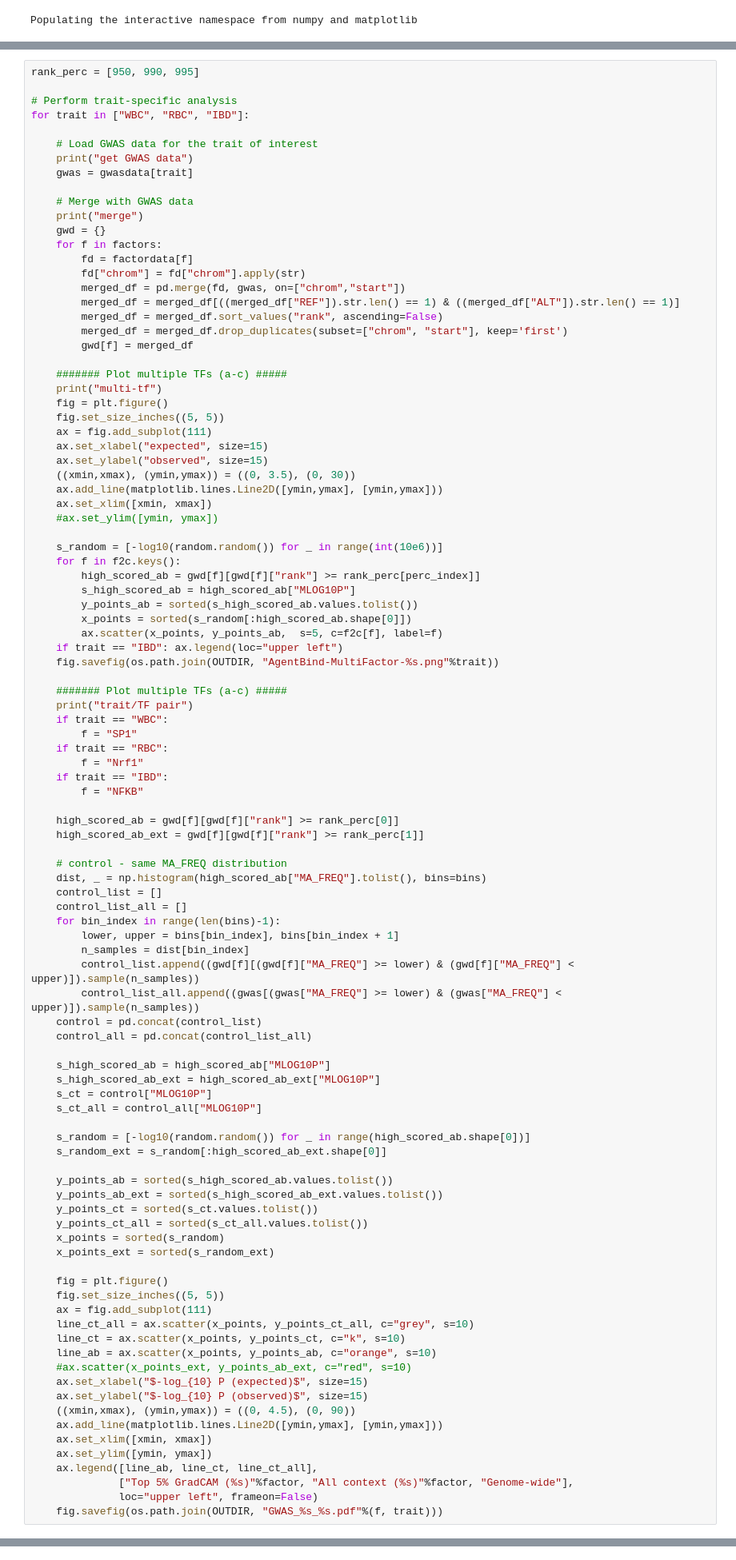
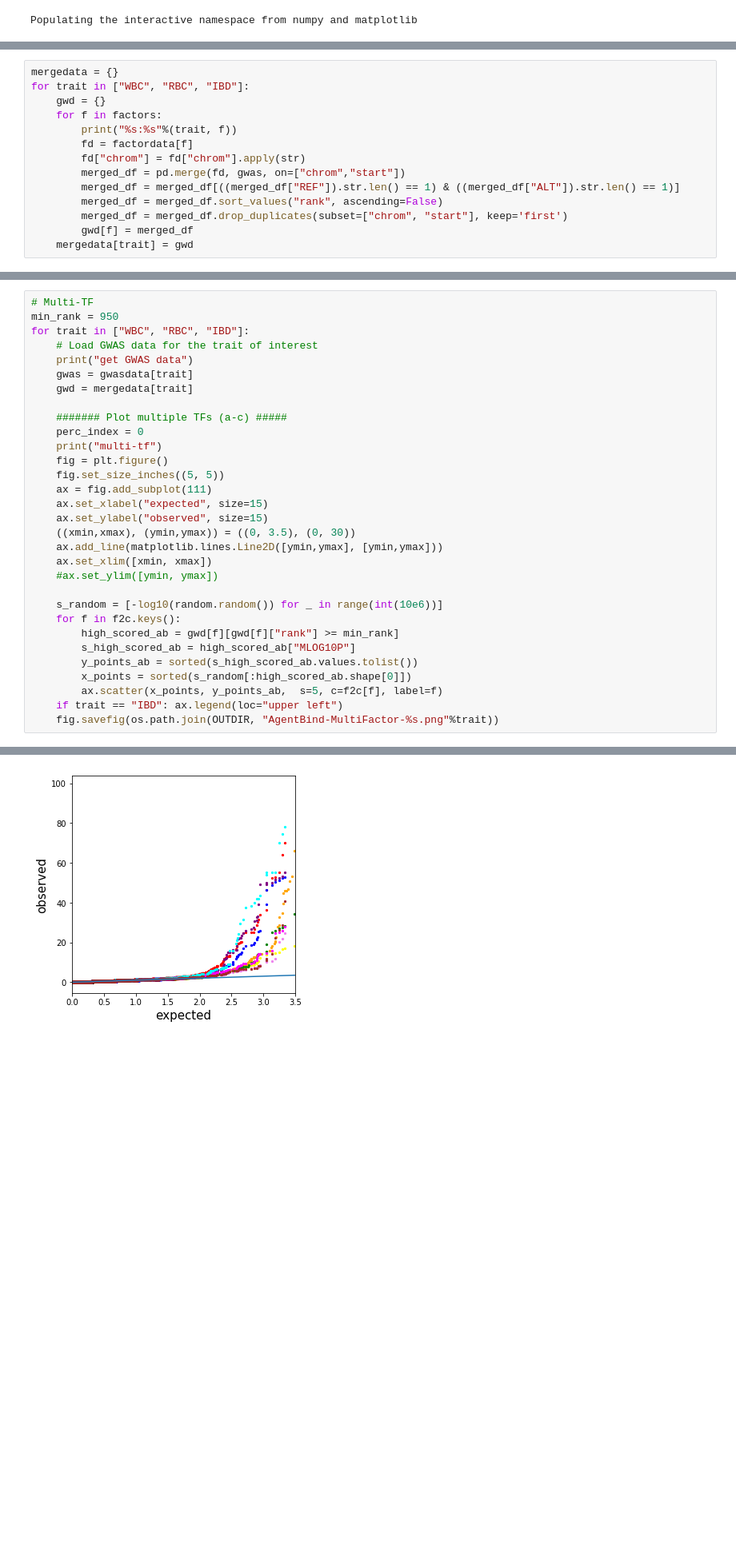
Before and after one commit to gymreklab/agent-bind-analyses, a Jupyter notebook: Figures-publish/AgentBind-ED-Figure6-Publish.ipynb, the cells around one changed output, grey strips where cells are left out. Shown: that part at 80% size. Drawn from its saved outputs; the diff is of its cells as text; blank space fills up the shorter version.

```diff
--- a/Figures-publish/AgentBind-ED-Figure6-Publish.ipynb
+++ b/Figures-publish/AgentBind-ED-Figure6-Publish.ipynb
@@ -82,3 +82,17 @@ for trait in ["WBC", "RBC", "IBD"]:
 WBC
 RBC
 IBD
+# %%
+mergedata = {}
+for trait in ["WBC", "RBC", "IBD"]:
+    gwd = {}
+    for f in factors:
+        print("%s:%s"%(trait, f))
+        fd = factordata[f]
+        fd["chrom"] = fd["chrom"].apply(str)
+        merged_df = pd.merge(fd, gwas, on=["chrom","start"])
+        merged_df = merged_df[((merged_df["REF"]).str.len() == 1) & ((merged_df["ALT"]).str.len() == 1)]
+        merged_df = merged_df.sort_values("rank", ascending=False)
+        merged_df = merged_df.drop_duplicates(subset=["chrom", "start"], keep='first')
+        gwd[f] = merged_df
+    mergedata[trait] = gwd
@@ -85,26 +117,14 @@ IBD
 # %%
-rank_perc = [950, 990, 995]
-
-# Perform trait-specific analysis
+# Multi-TF
+min_rank = 950
 for trait in ["WBC", "RBC", "IBD"]:
-
     # Load GWAS data for the trait of interest
     print("get GWAS data")
     gwas = gwasdata[trait]
-
-    # Merge with GWAS data
-    print("merge")
-    gwd = {}
-    for f in factors:
-        fd = factordata[f]
-        fd["chrom"] = fd["chrom"].apply(str)
-        merged_df = pd.merge(fd, gwas, on=["chrom","start"])
-        merged_df = merged_df[((merged_df["REF"]).str.len() == 1) & ((merged_df["ALT"]).str.len() == 1)]
-        merged_df = merged_df.sort_values("rank", ascending=False)
-        merged_df = merged_df.drop_duplicates(subset=["chrom", "start"], keep='first')
-        gwd[f] = merged_df
+    gwd = mergedata[trait]
 
     ####### Plot multiple TFs (a-c) #####
+    perc_index = 0
     print("multi-tf")
     fig = plt.figure()
     fig.set_size_inches((5, 5))
@@ -118,69 +138,12 @@ for trait in ["WBC", "RBC", "IBD"]:
 
     s_random = [-log10(random.random()) for _ in range(int(10e6))]
     for f in f2c.keys():
-        high_scored_ab = gwd[f][gwd[f]["rank"] >= rank_perc[perc_index]]
+        high_scored_ab = gwd[f][gwd[f]["rank"] >= min_rank]
         s_high_scored_ab = high_scored_ab["MLOG10P"]
         y_points_ab = sorted(s_high_scored_ab.values.tolist())
         x_points = sorted(s_random[:high_scored_ab.shape[0]])
         ax.scatter(x_points, y_points_ab,  s=5, c=f2c[f], label=f)
     if trait == "IBD": ax.legend(loc="upper left")
     fig.savefig(os.path.join(OUTDIR, "AgentBind-MultiFactor-%s.png"%trait))
-
-    ####### Plot multiple TFs (a-c) #####
-    print("trait/TF pair")
-    if trait == "WBC":
-        f = "SP1"
-    if trait == "RBC":
-        f = "Nrf1"
-    if trait == "IBD":
-        f = "NFKB"
-
-    high_scored_ab = gwd[f][gwd[f]["rank"] >= rank_perc[0]]
-    high_scored_ab_ext = gwd[f][gwd[f]["rank"] >= rank_perc[1]]
-
-    # control - same MA_FREQ distribution
-    dist, _ = np.histogram(high_scored_ab["MA_FREQ"].tolist(), bins=bins)
-    control_list = []
-    control_list_all = []
-    for bin_index in range(len(bins)-1):
-        lower, upper = bins[bin_index], bins[bin_index + 1]
-        n_samples = dist[bin_index]
-        control_list.append((gwd[f][(gwd[f]["MA_FREQ"] >= lower) & (gwd[f]["MA_FREQ"] < upper)]).sample(n_samples))
-        control_list_all.append((gwas[(gwas["MA_FREQ"] >= lower) & (gwas["MA_FREQ"] < upper)]).sample(n_samples))
-    control = pd.concat(control_list)
-    control_all = pd.concat(control_list_all)
-
-    s_high_scored_ab = high_scored_ab["MLOG10P"]
-    s_high_scored_ab_ext = high_scored_ab_ext["MLOG10P"]
-    s_ct = control["MLOG10P"]
-    s_ct_all = control_all["MLOG10P"]
-
-    s_random = [-log10(random.random()) for _ in range(high_scored_ab.shape[0])]
-    s_random_ext = s_random[:high_scored_ab_ext.shape[0]]
-
-    y_points_ab = sorted(s_high_scored_ab.values.tolist())
-    y_points_ab_ext = sorted(s_high_scored_ab_ext.values.tolist())
-    y_points_ct = sorted(s_ct.values.tolist())
-    y_points_ct_all = sorted(s_ct_all.values.tolist())
-    x_points = sorted(s_random)
-    x_points_ext = sorted(s_random_ext)
-
-    fig = plt.figure()
-    fig.set_size_inches((5, 5))
-    ax = fig.add_subplot(111)
-    line_ct_all = ax.scatter(x_points, y_points_ct_all, c="grey", s=10)
-    line_ct = ax.scatter(x_points, y_points_ct, c="k", s=10)
-    line_ab = ax.scatter(x_points, y_points_ab, c="orange", s=10)
-    #ax.scatter(x_points_ext, y_points_ab_ext, c="red", s=10)
-    ax.set_xlabel("$-log_{10} P (expected)$", size=15)
-    ax.set_ylabel("$-log_{10} P (observed)$", size=15)
-    ((xmin,xmax), (ymin,ymax)) = ((0, 4.5), (0, 90))
-    ax.add_line(matplotlib.lines.Line2D([ymin,ymax], [ymin,ymax]))
-    ax.set_xlim([xmin, xmax])
-    ax.set_ylim([ymin, ymax])
-    ax.legend([line_ab, line_ct, line_ct_all],
-              ["Top 5% GradCAM (%s)"%factor, "All context (%s)"%factor, "Genome-wide"],
-              loc="upper left", frameon=False)
-    fig.savefig(os.path.join(OUTDIR, "GWAS_%s_%s.pdf"%(f, trait)))
 # %% [output]
 get GWAS data
@@ -187,0 +155 @@ merge
+[figure, added]
```
Also changed, not shown: parts of 3 cells of this notebook.
